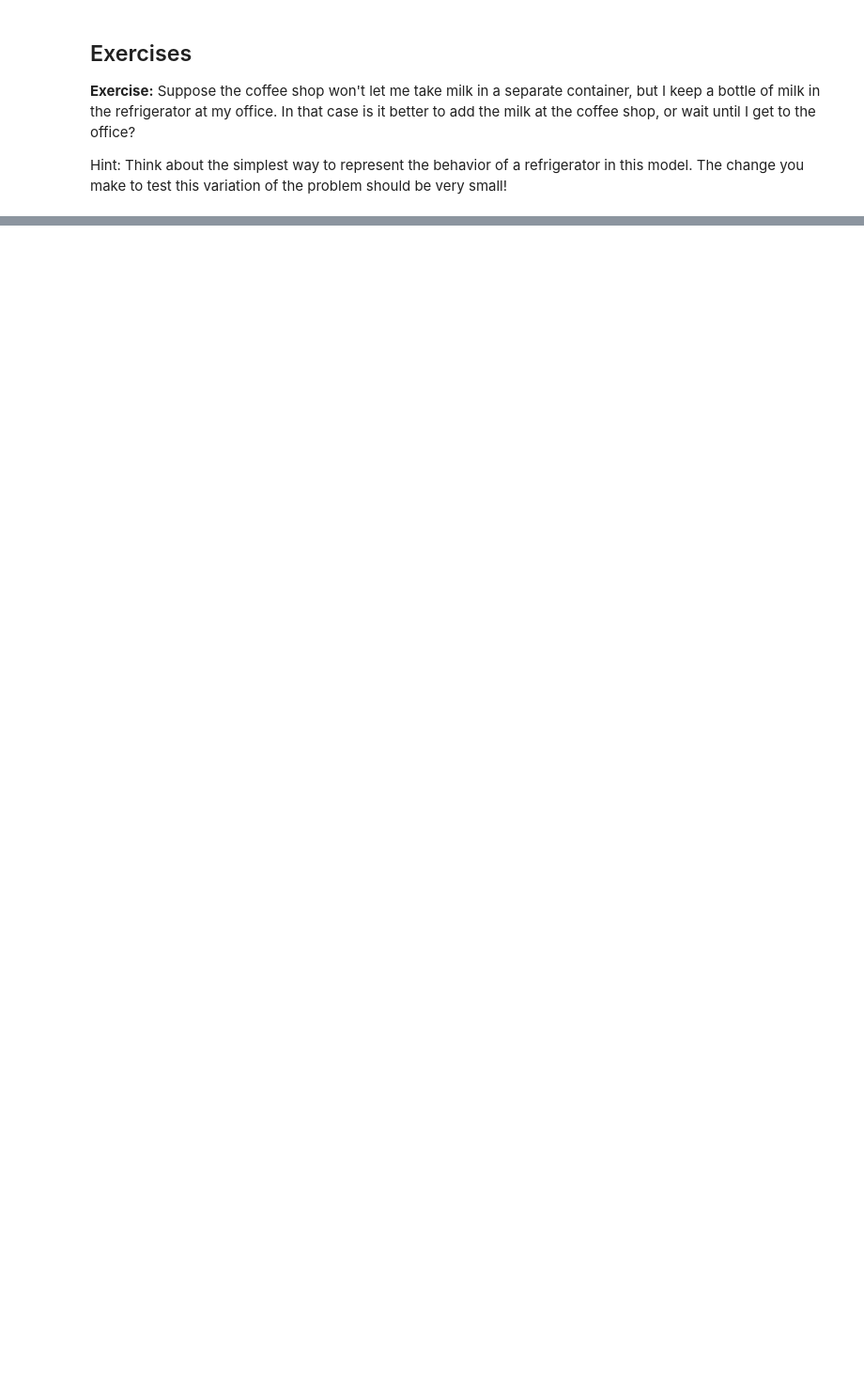
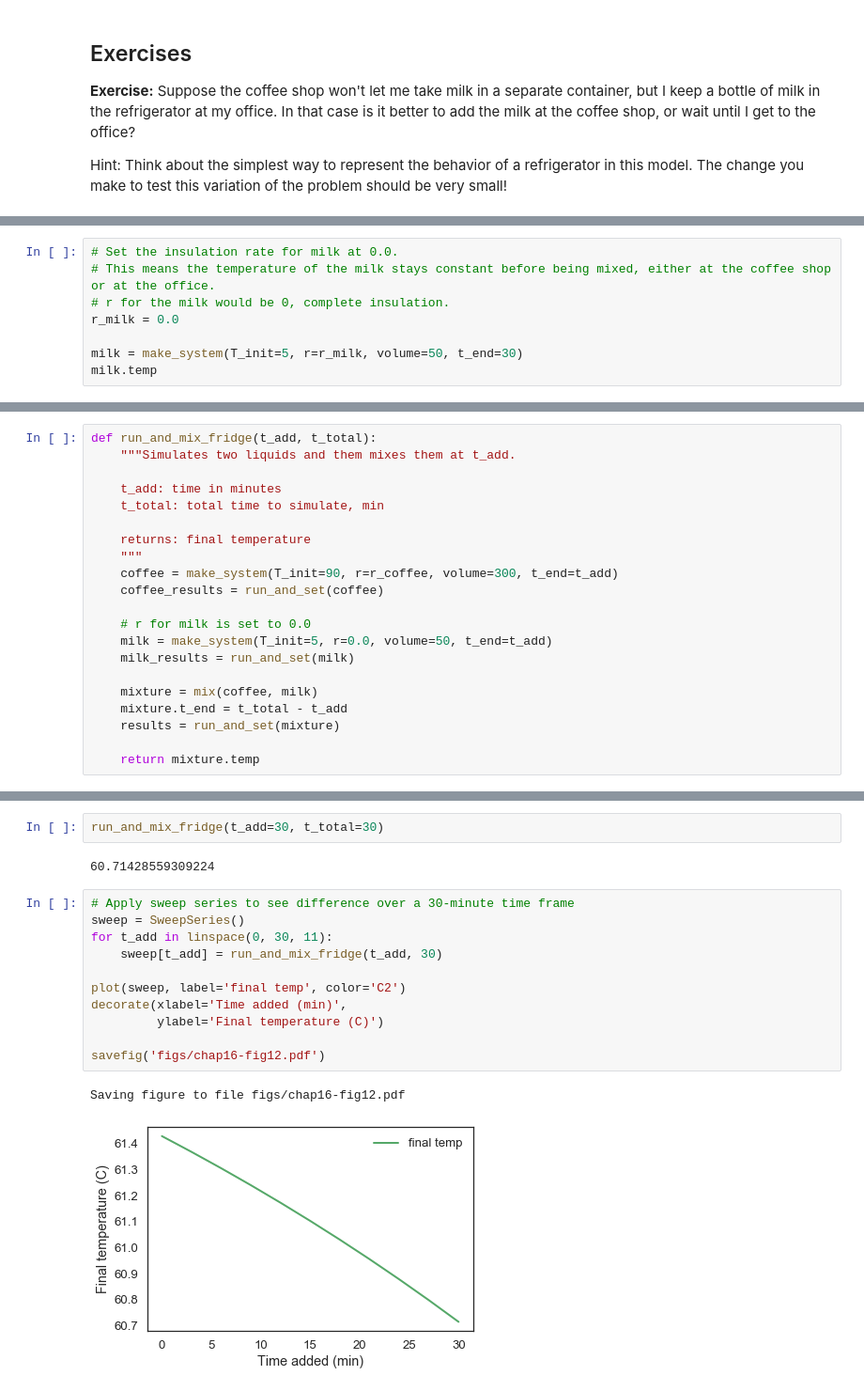
Before and after one commit to ptanofsky/ModSimPy, a Jupyter notebook: notebooks/chap16.ipynb, the cells around one changed output, grey strips where cells are left out. Shown: that part at 94% size. Cells and saved outputs as stored; diff of their text form; blank space fills up the shorter version.

```diff
--- a/notebooks/chap16.ipynb
+++ b/notebooks/chap16.ipynb
@@ -473,0 +470,8 @@ Hint: Think about the simplest way to represent the behavior of a refrigerator i
+# %%
+# Set the insulation rate for milk at 0.0.
+# This means the temperature of the milk stays constant before being mixed, either at the coffee shop or at the office.
+# r for the milk would be 0, complete insulation.
+r_milk = 0.0
+
+milk = make_system(T_init=5, r=r_milk, volume=50, t_end=30)
+milk.temp
@@ -473,0 +480,21 @@ Hint: Think about the simplest way to represent the behavior of a refrigerator i
+# %%
+def run_and_mix_fridge(t_add, t_total):
+    """Simulates two liquids and them mixes them at t_add.
+
+    t_add: time in minutes
+    t_total: total time to simulate, min
+
+    returns: final temperature
+    """
+    coffee = make_system(T_init=90, r=r_coffee, volume=300, t_end=t_add)
+    coffee_results = run_and_set(coffee)
+
+    # r for milk is set to 0.0
+    milk = make_system(T_init=5, r=0.0, volume=50, t_end=t_add)
+    milk_results = run_and_set(milk)
+
+    mixture = mix(coffee, milk)
+    mixture.t_end = t_total - t_add
+    results = run_and_set(mixture)
+
+    return mixture.temp
@@ -473,0 +513,18 @@ Hint: Think about the simplest way to represent the behavior of a refrigerator i
+# %%
+run_and_mix_fridge(t_add=30, t_total=30)
+# %% [output]
+60.71428559309224
+# %%
+# Apply sweep series to see difference over a 30-minute time frame
+sweep = SweepSeries()
+for t_add in linspace(0, 30, 11):
+    sweep[t_add] = run_and_mix_fridge(t_add, 30)
+
+plot(sweep, label='final temp', color='C2')
+decorate(xlabel='Time added (min)',
+         ylabel='Final temperature (C)')
+
+savefig('figs/chap16-fig12.pdf')
+# %% [output]
+Saving figure to file figs/chap16-fig12.pdf
+[figure, added]
```
Also changed, not shown: parts of 23 cells of this notebook.
